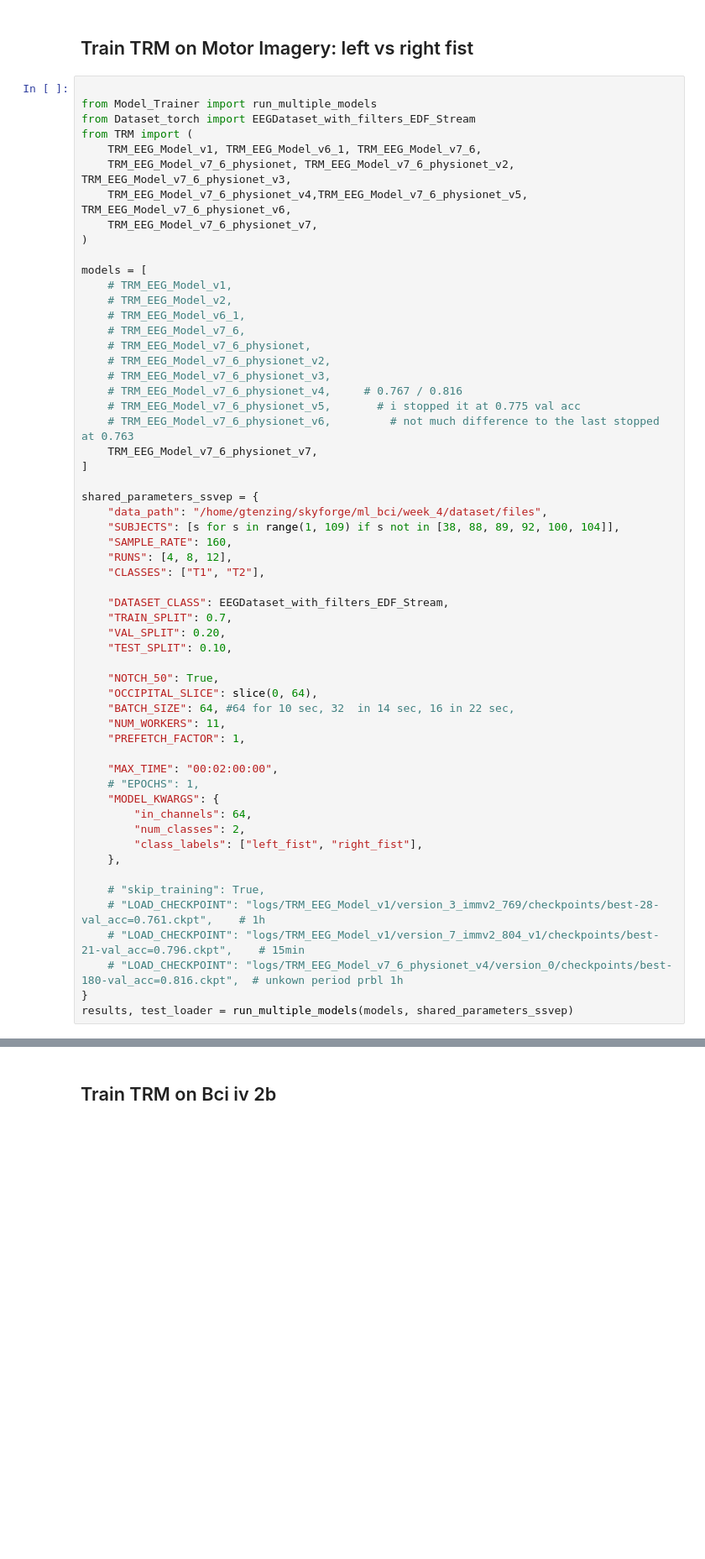
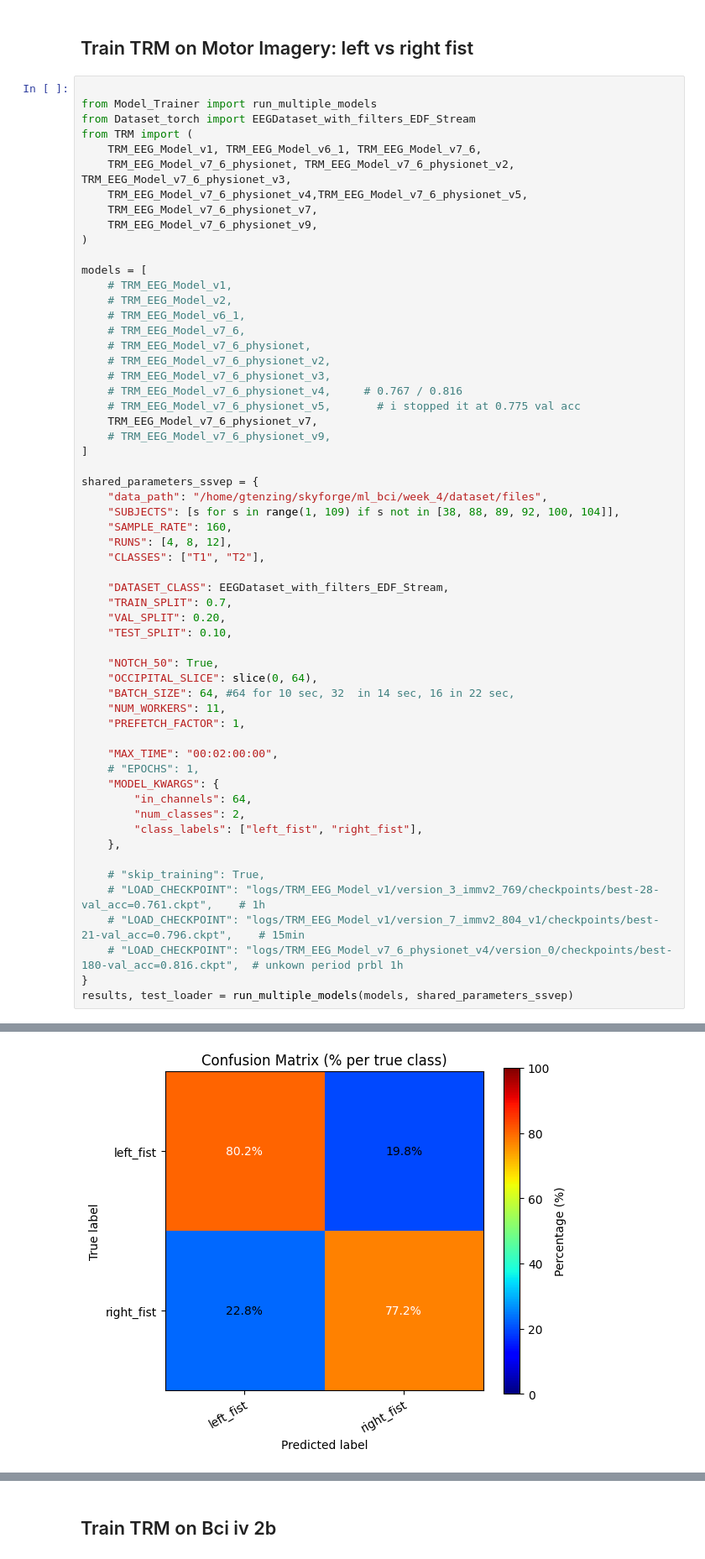
Before and after one commit to GeorgTenzing/EEG_Classification, a Jupyter notebook: Main.ipynb, the cells around one changed output, grey strips where cells are left out. Shown at 84% size. Drawn from its saved outputs; the diff is of its cells as text; blank space fills up the shorter version.

```diff
--- a/Main.ipynb
+++ b/Main.ipynb
@@ -250,8 +250,9 @@ from Dataset_torch import EEGDataset_with_filters_EDF_Stream
 from TRM import (
     TRM_EEG_Model_v1, TRM_EEG_Model_v6_1, TRM_EEG_Model_v7_6,
     TRM_EEG_Model_v7_6_physionet, TRM_EEG_Model_v7_6_physionet_v2, TRM_EEG_Model_v7_6_physionet_v3,
-    TRM_EEG_Model_v7_6_physionet_v4,TRM_EEG_Model_v7_6_physionet_v5, TRM_EEG_Model_v7_6_physionet_v6,
+    TRM_EEG_Model_v7_6_physionet_v4,TRM_EEG_Model_v7_6_physionet_v5,
     TRM_EEG_Model_v7_6_physionet_v7,
+    TRM_EEG_Model_v7_6_physionet_v9,
 )
 
 models = [
@@ -264,8 +265,8 @@ models = [
     # TRM_EEG_Model_v7_6_physionet_v3,
     # TRM_EEG_Model_v7_6_physionet_v4,     # 0.767 / 0.816
     # TRM_EEG_Model_v7_6_physionet_v5,       # i stopped it at 0.775 val acc
-    # TRM_EEG_Model_v7_6_physionet_v6,         # not much difference to the last stopped at 0.763
     TRM_EEG_Model_v7_6_physionet_v7,
+    # TRM_EEG_Model_v7_6_physionet_v9,
 ]
 
 shared_parameters_ssvep = {
@@ -320,0 +322 @@ Training TRM_EEG_Model_v7_6_physionet_v7...
+[figure, added]
```
Also changed, not shown: parts of 1 cell of this notebook, 8 other files.
